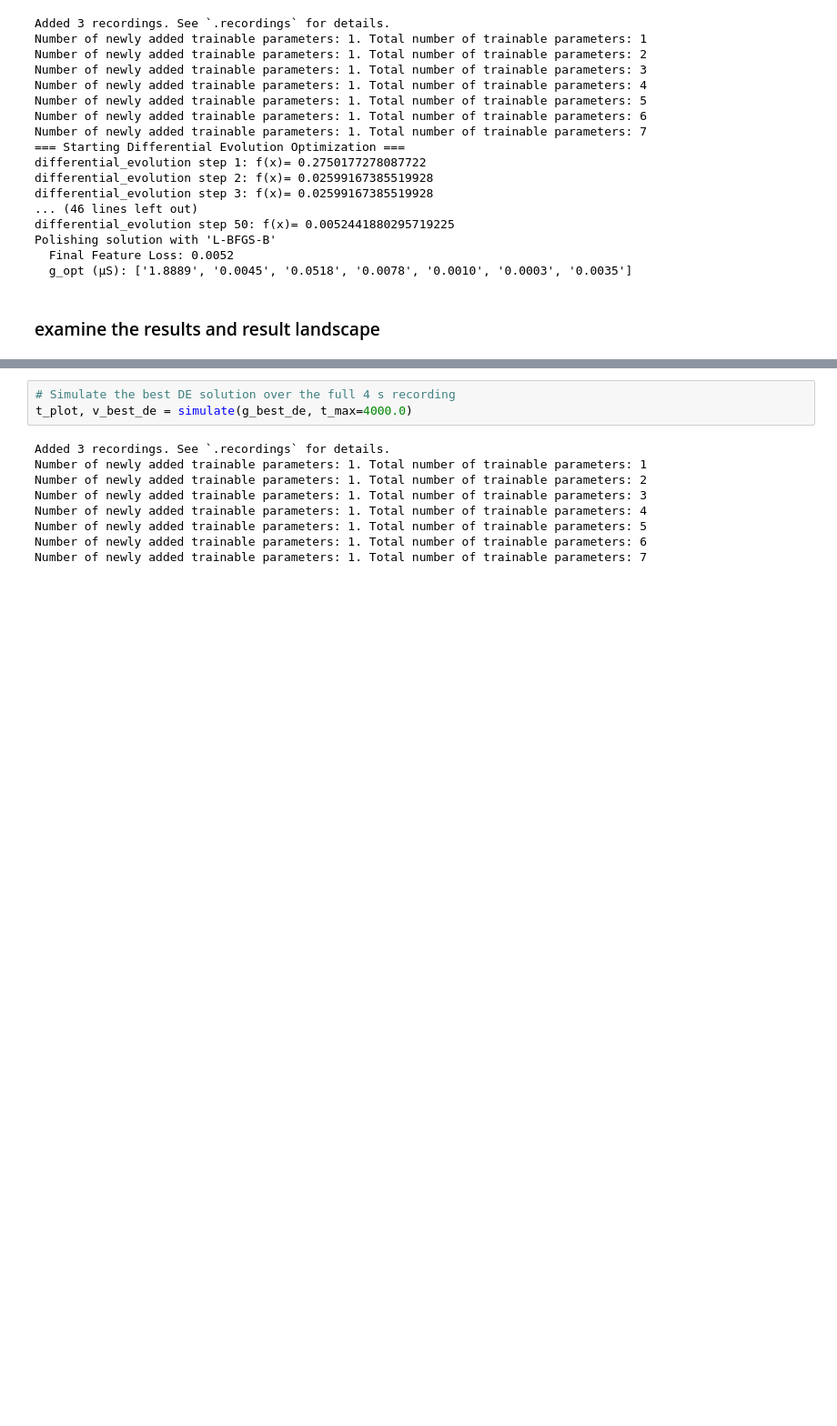
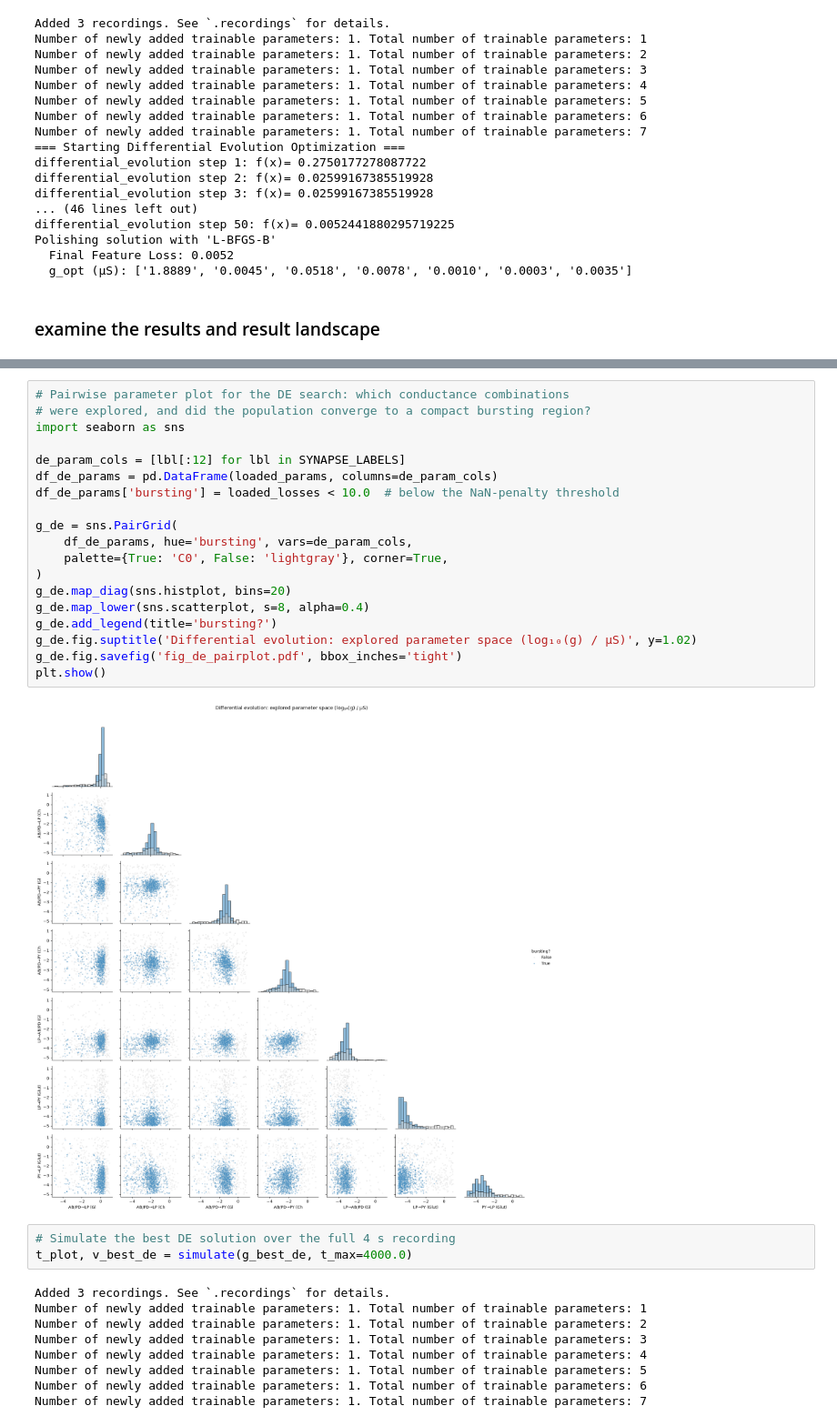
Before and after one commit to A-Potthoff/Neural_Data_Science_project, a Jupyter notebook: notebooks/main.ipynb, the cells around one changed output, grey strips where cells are left out. Shown at 91% size. Saved outputs shown, nothing was run; the diff lists cells and outputs as text; blank space fills up the shorter version.

```diff
--- a/notebooks/main.ipynb
+++ b/notebooks/main.ipynb
@@ -475,3 +506,24 @@ Loaded 1793 evaluated points.
+# %%
+# Pairwise parameter plot for the DE search: which conductance combinations
+# were explored, and did the population converge to a compact bursting region?
+import seaborn as sns
+
+de_param_cols = [lbl[:12] for lbl in SYNAPSE_LABELS]
+df_de_params = pd.DataFrame(loaded_params, columns=de_param_cols)
+df_de_params['bursting'] = loaded_losses < 10.0  # below the NaN-penalty threshold
+
+g_de = sns.PairGrid(
+    df_de_params, hue='bursting', vars=de_param_cols,
+    palette={True: 'C0', False: 'lightgray'}, corner=True,
+)
+g_de.map_diag(sns.histplot, bins=20)
+g_de.map_lower(sns.scatterplot, s=8, alpha=0.4)
+g_de.add_legend(title='bursting?')
+g_de.fig.suptitle('Differential evolution: explored parameter space (log₁₀(g) / µS)', y=1.02)
+g_de.fig.savefig('fig_de_pairplot.pdf', bbox_inches='tight')
+plt.show()
+# %% [output]
+[figure, added]
 # %%
 # Simulate the best DE solution over the full 4 s recording
 t_plot, v_best_de = simulate(g_best_de, t_max=4000.0)
```
Also changed, not shown: parts of 22 cells of this notebook, 14 other files.
